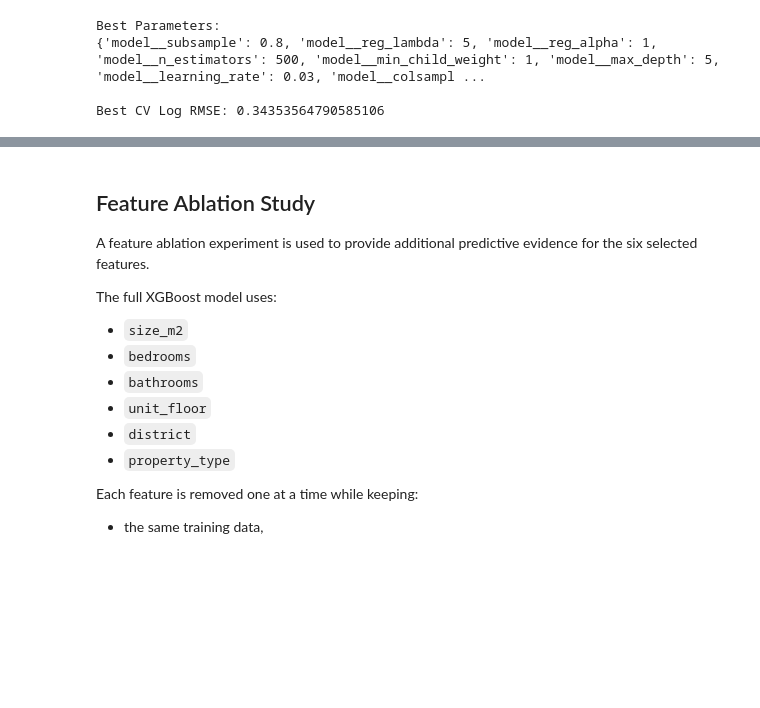
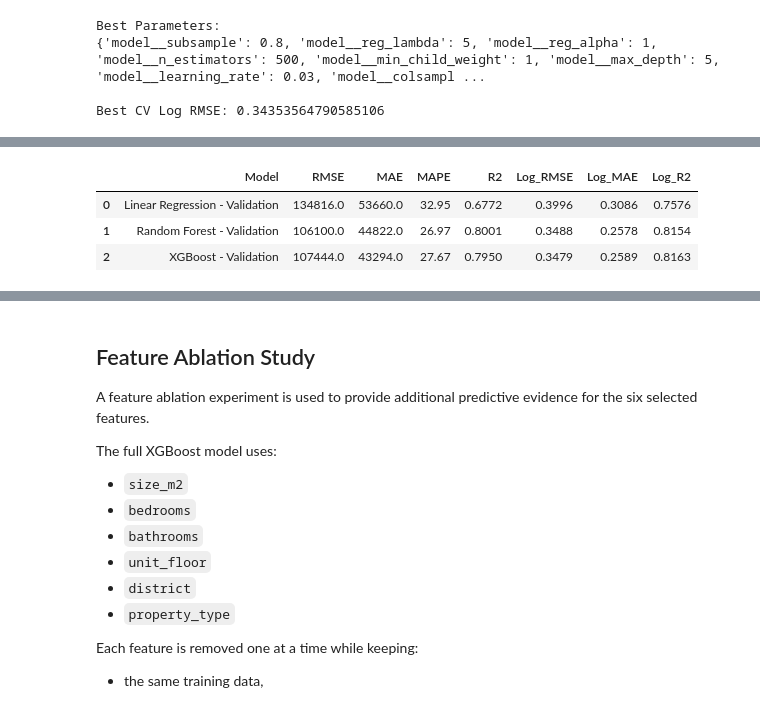
Before and after one commit to sengmengchho/PP_PropertyLens, a Jupyter notebook: notebooks/feature_engineering.ipynb, the cells around one changed output, grey strips where cells are left out. Saved outputs shown, nothing was run; the diff lists cells and outputs as text; code cells hidden in the pictures; blank space fills up the shorter version.

```diff
--- a/notebooks/feature_engineering.ipynb
+++ b/notebooks/feature_engineering.ipynb
@@ -1393,3 +1393,41 @@ xgb_train_val_comparison
 |  | Model | RMSE | MAE | MAPE | R2 | Log_RMSE | Log_MAE | Log_R2 |
 | 0 | XGBoost - Train | 73316.626829 | 32894.870287 | 20.303287 | 0.913712 | 0.263441 | 0.197030 | 0.894457 |
 | 1 | XGBoost - Validation | 107444.120449 | 43293.554279 | 27.672579 | 0.794976 | 0.347902 | 0.258882 | 0.816279 |
+# %%
+# =========================================================
+# VALIDATION MODEL COMPARISON
+# =========================================================
+
+model_comparison = pd.DataFrame([
+    linear_validation_result,
+    rf_validation_result,
+    xgb_validation_result,
+])
+
+model_comparison = model_comparison[
+    [
+        "Model",
+        "RMSE",
+        "MAE",
+        "MAPE",
+        "R2",
+        "Log_RMSE",
+        "Log_MAE",
+        "Log_R2",
+    ]
+]
+
+model_comparison.round({
+    "RMSE": 0,
+    "MAE": 0,
+    "MAPE": 2,
+    "R2": 4,
+    "Log_RMSE": 4,
+    "Log_MAE": 4,
+    "Log_R2": 4,
+})
+# %% [output]
+|  | Model | RMSE | MAE | MAPE | R2 | Log_RMSE | Log_MAE | Log_R2 |
+| 0 | Linear Regression - Validation | 134816.0 | 53660.0 | 32.95 | 0.6772 | 0.3996 | 0.3086 | 0.7576 |
+| 1 | Random Forest - Validation | 106100.0 | 44822.0 | 26.97 | 0.8001 | 0.3488 | 0.2578 | 0.8154 |
+| 2 | XGBoost - Validation | 107444.0 | 43294.0 | 27.67 | 0.7950 | 0.3479 | 0.2589 | 0.8163 |
```
Also changed, not shown: parts of 5 cells of this notebook.
